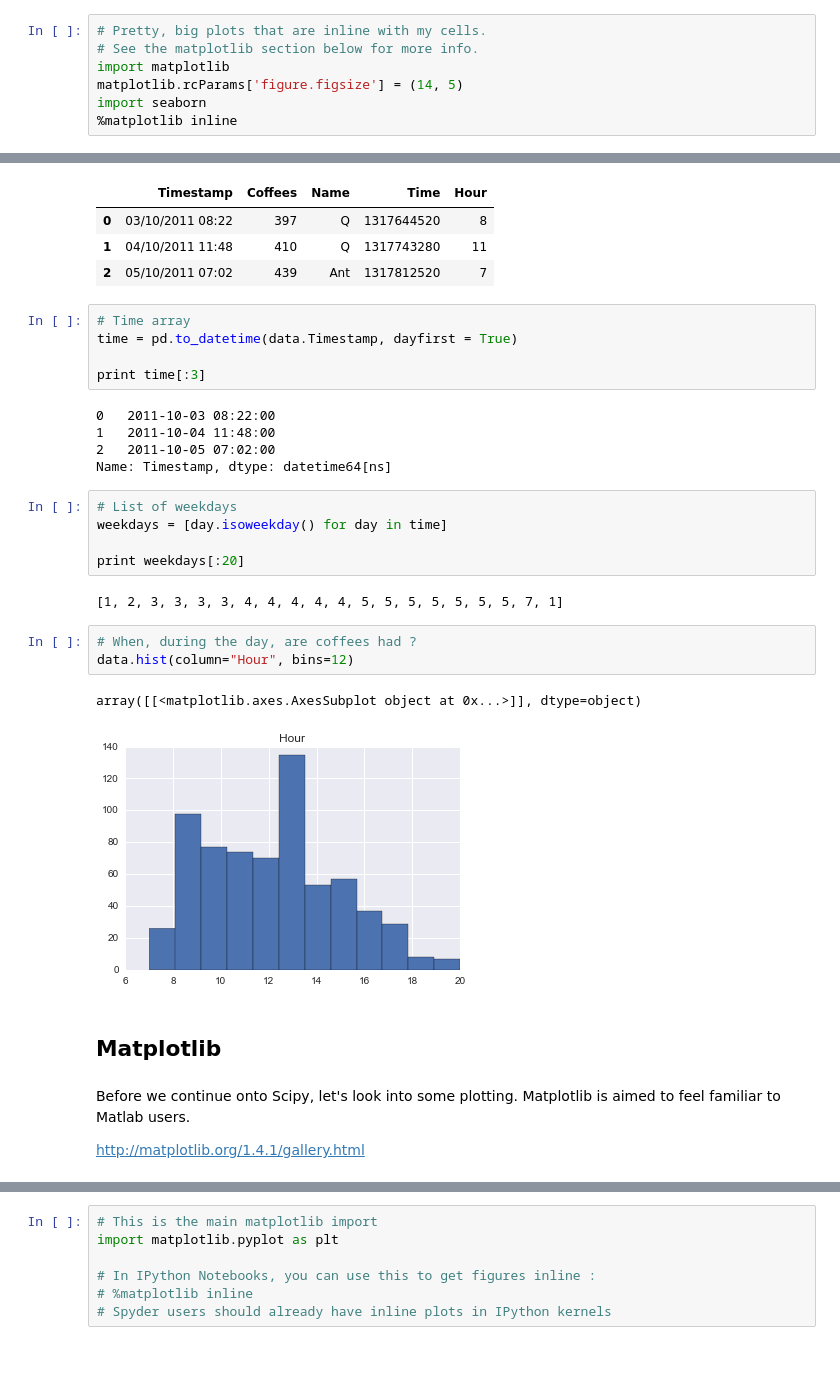
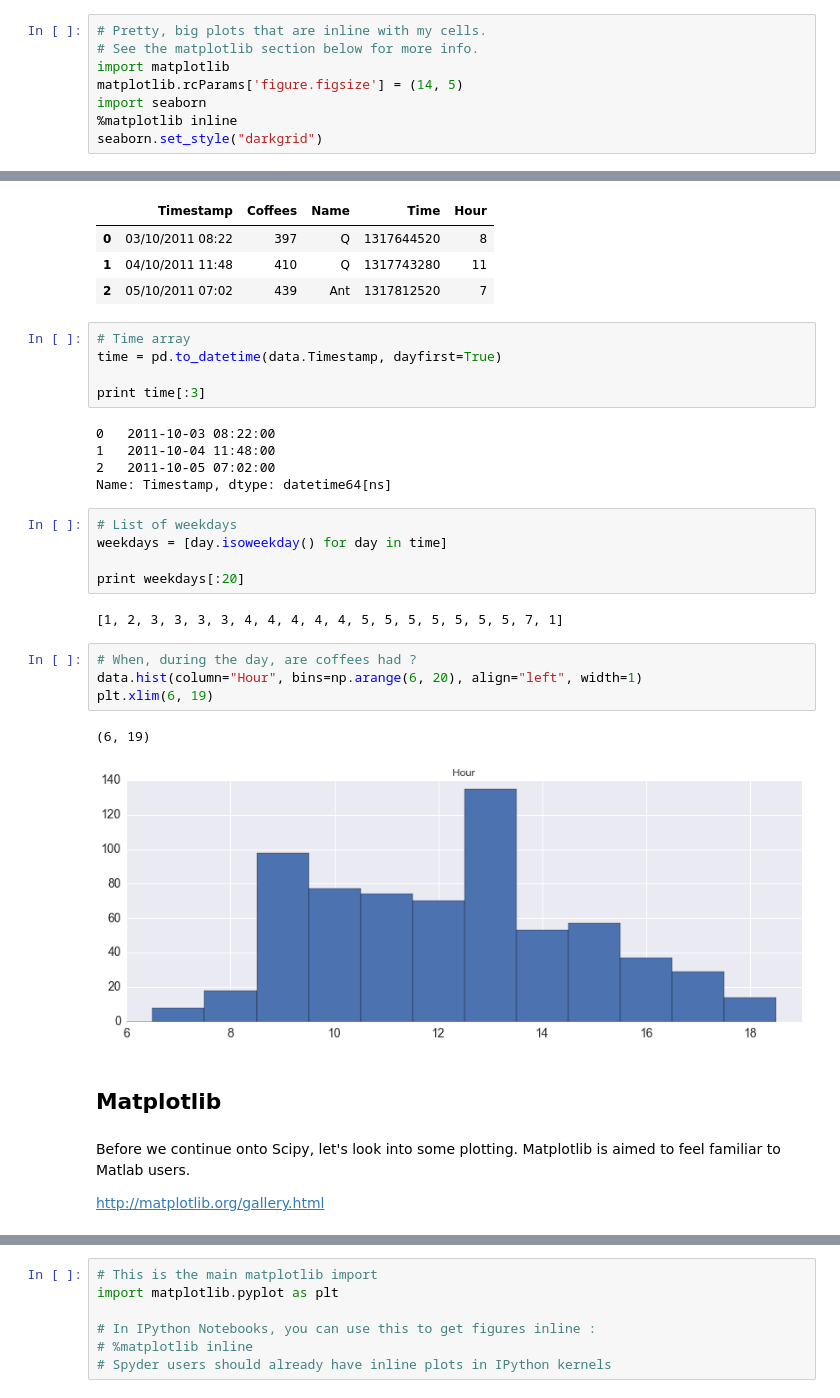
Before and after one commit to QCaudron/Python-Workshop, a Jupyter notebook: 2.Stack.ipynb, the cells around one changed output, grey strips where cells are left out. Cells and saved outputs as stored; diff of their text form; blank space fills up the shorter version.

```diff
--- a/2.Stack.ipynb
+++ b/2.Stack.ipynb
@@ -21,6 +9,7 @@ import matplotlib
 matplotlib.rcParams['figure.figsize'] = (14, 5)
 import seaborn
 %matplotlib inline
+seaborn.set_style("darkgrid")
 # %% [markdown]
 **Quick note** : this section will go fairly slowly on Numpy, and will speed up for Scipy and Matplotlib. This is to give you an idea of how things are done - just a feel for the language and syntax. Beyond that, your applications may be very different from mine, and by far the best thing to do then is to Google whatever you'd like to do. For Voronoi tessellations, for example, looking up *voronoi tessellation python* will give you the function `scipy.spatial.Voronoi`, along with examples on how to use it.
 # %% [markdown]
@@ -379,7 +383,7 @@ data.head(3)
 | 2 | 05/10/2011 07:02 | 439 | Ant | 1317812520 | 7 |
 # %%
 # Time array
-time = pd.to_datetime(data.Timestamp, dayfirst = True)
+time = pd.to_datetime(data.Timestamp, dayfirst=True)
 
 print time[:3]
 # %% [output]
@@ -396,13 +400,14 @@ print weekdays[:20]
 [1, 2, 3, 3, 3, 3, 4, 4, 4, 4, 4, 5, 5, 5, 5, 5, 5, 5, 7, 1]
 # %%
 # When, during the day, are coffees had ?
-data.hist(column="Hour", bins=12)
+data.hist(column="Hour", bins=np.arange(6, 20), align="left", width=1)
+plt.xlim(6, 19)
 # %% [output]
-array([[<matplotlib.axes.AxesSubplot object at 0x...>]], dtype=object)
+(6, 19)
-[figure, old version]
+[figure, new version]
 # %% [markdown]
 ## Matplotlib
 # %% [markdown]
 Before we continue onto Scipy, let's look into some plotting. Matplotlib is aimed to feel familiar to Matlab users.
 
-http://matplotlib.org/1.4.1/gallery.html
+http://matplotlib.org/gallery.html
```
Also changed, not shown: parts of 33 cells of this notebook, 10 other files.
